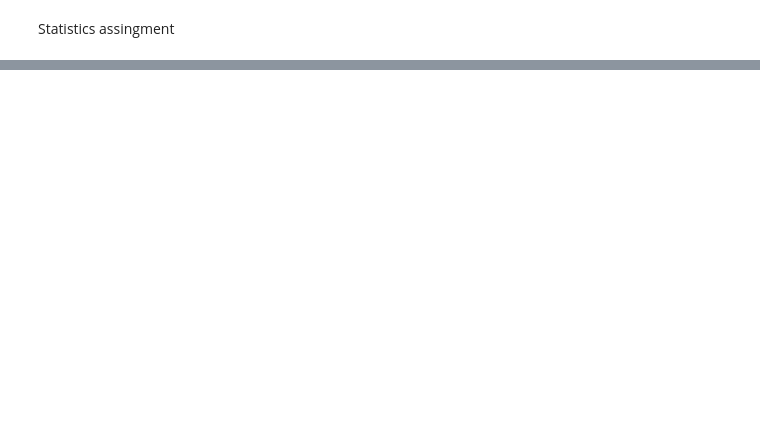
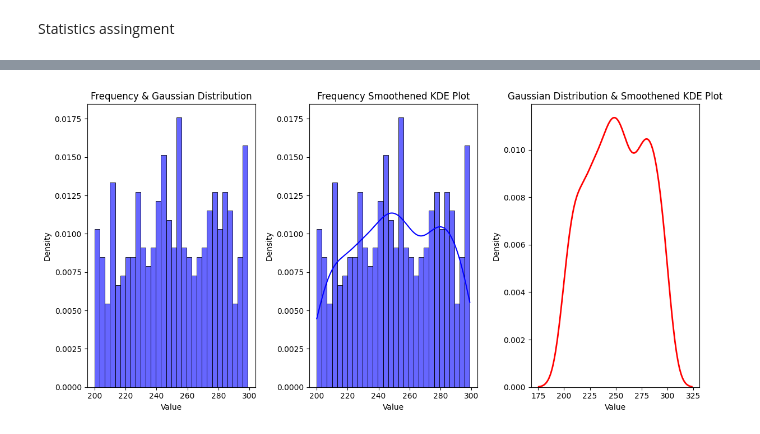
Before and after one commit to Sujay309/1st_assingment, a Jupyter notebook: 4th_stats_assingment.ipynb, the cells around one changed output, grey strips where cells are left out. Cells and saved outputs as stored; diff of their text form; code cells hidden in the pictures; blank space fills up the shorter version.

```diff
--- a/4th_stats_assingment.ipynb
+++ b/4th_stats_assingment.ipynb
@@ -74,0 +77,34 @@ Trimmed Mean (10%): 109.775
+# %%
+# 2
+
+int_list2 = np.random.randint(200,300,500)
+
+mean = np.mean(int_list2)
+std_dev = np.std(int_list2)
+
+# Frequency & Gaussian Distribution
+plt.figure(figsize=(12, 6))
+plt.subplot(1, 3, 1)
+sns.histplot(int_list2, kde=False, stat="density", bins=30, color='blue', alpha=0.6)
+plt.title('Frequency & Gaussian Distribution')
+plt.xlabel('Value')
+plt.ylabel('Density')
+
+# Frequency smoothened KDE plot
+plt.subplot(1, 3, 2)
+sns.histplot(int_list2, kde=True, stat="density", bins=30, color='blue', alpha=0.6)
+plt.title('Frequency Smoothened KDE Plot')
+plt.xlabel('Value')
+plt.ylabel('Density')
+
+# Gaussian distribution & smoothened KDE plot
+plt.subplot(1, 3, 3)
+sns.kdeplot(int_list2, color='red', linewidth=2)
+plt.title('Gaussian Distribution & Smoothened KDE Plot')
+plt.xlabel('Value')
+plt.ylabel('Density')
+
+plt.tight_layout()
+plt.show()
+# %% [output]
+[figure, added]
```
Also changed, not shown: parts of 3 cells of this notebook.
